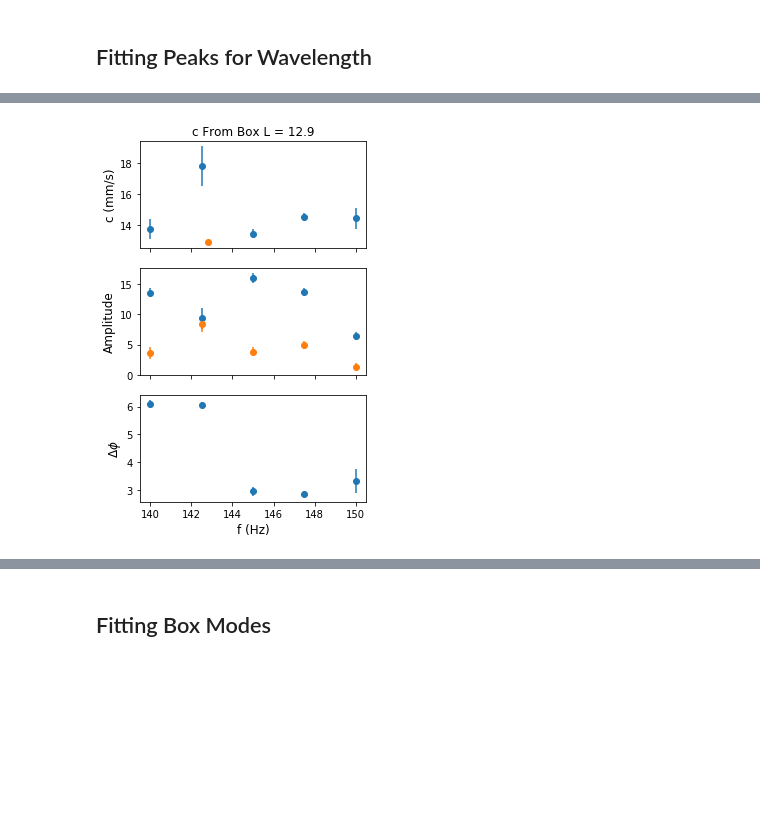
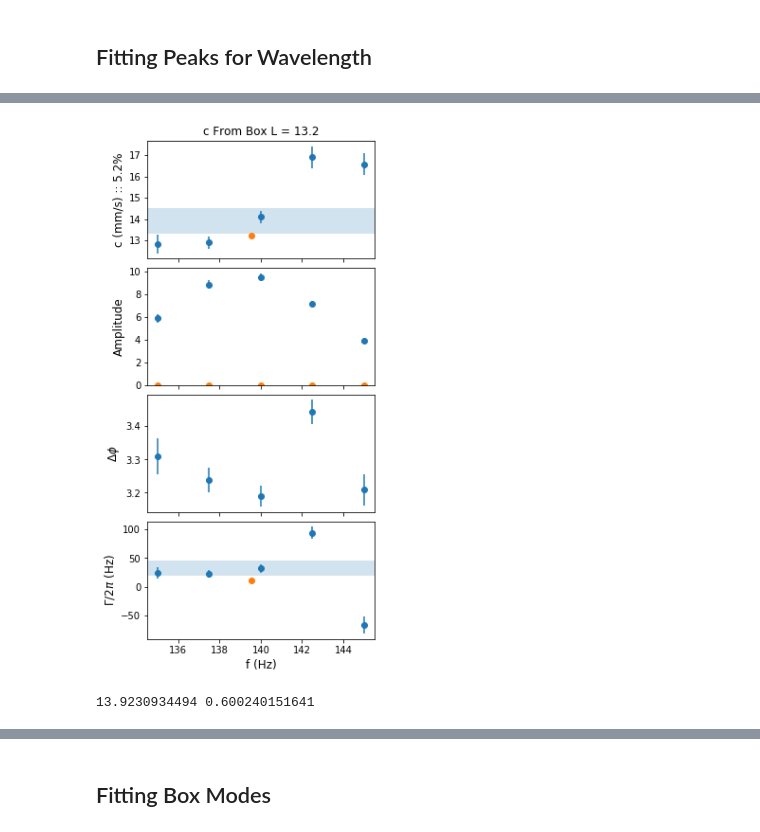
Before and after one commit to ranchop/QCalc, a Jupyter notebook: Box Shaking/Box Shaking Template - in progress - latest.ipynb, the cells around one changed output, grey strips where cells are left out. Drawn from its saved outputs; the diff is of its cells as text; code cells hidden in the pictures; blank space fills up the shorter version.

Commit message:
New Box Shaking

```diff
--- a/Box Shaking/Box Shaking Template - in progress - latest.ipynb
+++ b/Box Shaking/Box Shaking Template - in progress - latest.ipynb
@@ -41,6 +41,7 @@ Using the local database copy. Could be outdated!
 import_params = ['ExpansionTime','SideGreenEvap','WaitBox',
                'IREvap','HeatTime','ShakeWait', 'HeatCycles',
                'ShakingCycles', 'BoxShakeFreq','BoxShakeAmp','BoxShakeTime',
+               'ShakingCycles2', 'BoxShakeFreq2', 'BoxShakeTime2', 'BoxShakeAmp2',
                'SeqMode']
 
 default_settings = dict(
@@ -1023,7 +1047,7 @@ mode_fits = []
 for i,m in enumerate(mode_num):
     ki = np.argmin(np.abs(ft[1] - m))
     guess = dict(x0 = ref_freq_guess*m, gamma = gamma_guess[i], amp=1,)
-    c = tp.Curve(ft[0], ft[2][m,:]).trim(xlim=fit_lims.get(str(mode_num[i]), [-np.inf, np.inf]))
+    c = tp.Curve(ft[0], ft[2][m,:]).trim(xlim=fit_lims.get(mode_num[i], [-np.inf, np.inf]))
     cf = tp.curve_fit(tp.lorentzian, guess, *c.data, plot=False, info=False)
     mode_fits.append(cf)
 
@@ -1031,12 +1055,12 @@ if len(mode_num) == 1:
     ax = plt.subplots()[1]
     i, m = 0, mode_fits[0]
     m.plot_fiterrors(ax=ax)
-    ax.set(title=r'Mode {};   $\Gamma/2\pi$ = {:.2f} Hz'.format(mode_num[i], abs(m['gamma'])))
+    ax.set(title=r'{}:   $\omega/2\pi = {:.2f} Hz$;   $\Gamma/2\pi$ = {:.2f} Hz'.format(mode_num[i], m['x0'], abs(m['gamma'])))
 else:
     ax = plt.subplots(ncols=4, nrows=3, figsize=[15,9])[1].flatten()
     for i,m in enumerate(mode_fits):
         m.plot_fiterrors(ax=ax[i])
-        ax[i].set(title=r'Mode {};   $\Gamma/2\pi$ = {:.2f} Hz'.format(mode_num[i], abs(m['gamma'])))
+        ax[i].set(title=r'{} :: {:.1f} Hz;   $\Gamma/2\pi$={:.2f} Hz'.format(mode_num[i], m['x0'], abs(m['gamma'])))
 
 plt.tight_layout()
 if savefig.value: plt.savefig(suffix_ft + 'LorentzianFits.pdf')
@@ -1210,12 +1234,14 @@ if savefig.value:
 ## Fitting Peaks for Wavelength
 # %%
 # Determine where to fit sin
-freq_ = modes['f (Hz)'].values[0]
-gamma_ = modes['gamma (Hz)'].values[0]
+m = 2
+freq_ = modes.loc[m, 'f (Hz)']
+gamma_ = modes.loc[m, 'gamma (Hz)']
+wl_ = twopi / modes.loc[m, 'k (1/m)'] * 1e6
+amp_ = modes.loc[m, 'FT amplitude (%)']
+ka_ = modes.loc[m, 'gamma (1/s)'] / (2 * modes.loc[m, 'c (m/s)']) / 1e6
 _ = 0.5
 flims = [freq_ - gamma_*_, freq_ + gamma_*_]
 finds = np.argwhere((movie[0] >= flims[0]) & (movie[0] <= flims[1]))[:,0]
-
-
 fit_zlim = [-Lum*1e-6*0.45, Lum*1e-6*0.45]
 # %%
@@ -1281,45 +1335,70 @@ N = len(cfs)
 c, ce, f, _ = np.zeros(N), np.zeros(N), np.zeros(N), np.zeros(N)
 a1, a2, a1e, a2e = np.zeros(N), np.zeros(N), np.zeros(N), np.zeros(N)
 p1, p2, p1e, p2e = np.zeros(N), np.zeros(N), np.zeros(N), np.zeros(N)
+ka, kae, _, _ = np.zeros(N), np.zeros(N), np.zeros(N), np.zeros(N)
 for i in range(N):
     f[i] = movie[0][finds[i]]
     a1[i] = cfs[i].fv['amp']
-    a2[i] = cfs[i].fv['amp2']
+    a2[i] = cfs[i].fv.get('amp2', 0)
     a1e[i] = cfs[i].fe['amp']
-    a2e[i] = cfs[i].fe['amp2']
+    a2e[i] = cfs[i].fe.get('amp2', 0)
     p1[i] = cfs[i].fv['phase']
-    p2[i] = cfs[i].fv['phase2']
+    p2[i] = cfs[i].fv.get('phase2', 0)
     p1e[i] = cfs[i].fe['phase']
-    p2e[i] = cfs[i].fe['phase2']
+    p2e[i] = cfs[i].fe.get('phase2', 0)
     c[i] = cfs[i].fv['wl'] * f[i] * 1e-6
     ce[i] = cfs[i].fe['wl'] * f[i] * 1e-6
+    ka[i] = cfs[i].fv.get('kappa', 0)
+    kae[i] = cfs[i].fe.get('kappa', 0)
 a1, p1 = fix_amp_phase(a1, p1)
 a2, p2 = fix_amp_phase(a2, p2)
 dp = (p2-p1)%twopi
 dpe = np.sqrt(p1e**2 + p2e**2)
+ga = 2 * c * ka * (1e6/twopi)
+gae = np.sqrt((2*ce*ka)**2 + (2*c*kae)**2) * (1e6/twopi)
 
-# Closest c
+# Averaging c - scaling the errorbars with lorentzian
+c_mean = tp.curve_fit(lambda x, a0=0: x*0 + a0, [1,], f, c,
+             ce / tp.lorentzian(f, modes.loc[m, 'f (Hz)'], modes.loc[m, 'gamma (Hz)']))
+c_v, c_e = c_mean.fv[0]*1e3, c_mean.fe[0]*1e3
+dc = (c_v - modes.loc[m, 'c (m/s)']*1e3) / (modes.loc[m, 'c (m/s)']*1e3)
 
+ga_mean = tp.curve_fit(lambda x, a0=0: x*0 + a0, [1,], f, ga,
+             gae / tp.lorentzian(f, modes.loc[m, 'f (Hz)'], modes.loc[m, 'gamma (Hz)']))
+ga_v, ga_e = ga_mean.fv[0], ga_mean.fe[0]
+dga = (ga_v - modes.loc[m, 'gamma (Hz)']) / (modes.loc[m, 'gamma (Hz)'])
 
 # Plots
-fig, ax = plt.subplots(nrows=3, figsize=[4,6], sharex=True)
+fig, ax = plt.subplots(nrows=4, figsize=[4,8], sharex=True)
 plt.sca(ax[0])
 plt.errorbar(f, c*1e3, ce*1e3, fmt='o')
-plt.errorbar(modes['f (Hz)'].values[0],
-             modes['c (m/s)'].values[0]*1e3,
-             modes['c (m/s) error'].values[0]*1e3, fmt='o')
-plt.ylabel('c (mm/s)', fontsize=12)
-plt.title('c From Box L = {:.1f}'.format(modes['c (m/s)'].values[0]*1e3), fontsize=12)
+plt.errorbar(modes.loc[m, 'f (Hz)'],
+             modes.loc[m, 'c (m/s)']*1e3,
+             modes.loc[m, 'c (m/s) error']*1e3, fmt='o')
+plt.axhspan(c_v - c_e, c_v + c_e, alpha=0.2)
+plt.ylabel('c (mm/s) :: {:.1f}%'.format(dc*100), fontsize=12)
+plt.title('c From Box L = {:.1f}'.format(modes.loc[m, 'c (m/s)']*1e3), fontsize=12)
 plt.sca(ax[1])
 plt.errorbar(f, a1, a1e, fmt='o')
 plt.errorbar(f, a2, a2e, fmt='o')
 plt.ylabel('Amplitude', fontsize=12)
 plt.ylim([0, None])
 plt.sca(ax[2])
 plt.errorbar(f, dp, dpe, fmt='o')
-plt.xlabel('f (Hz)', fontsize=12)
 plt.ylabel('$\Delta \phi$', fontsize=12)
-plt.tight_layout()
-plt.savefig(suffix_ft + 'SinusoidalFits.pdf')
+plt.sca(ax[3])
+plt.errorbar(f, ga, gae, fmt='o')
+plt.errorbar(modes.loc[m, 'f (Hz)'],
+             modes.loc[m, 'gamma (Hz)'],
+             modes.loc[m, 'gamma (Hz) error'], fmt='o')
+plt.axhspan(ga_v - ga_e, ga_v + ga_e, alpha=0.2)
+plt.ylabel('$\Gamma / 2\pi$ (Hz)', fontsize=12)
+ax[-1].set_xlabel('f (Hz)', fontsize=12)
+plt.tight_layout(pad=0.01)
+plt.savefig(suffix_ft + 'SinusoidalFits_{}Mode.pdf'.format(m))
 # %% [output]
-[figure, old version]
+[figure, new version]
+# %%
+print(c_v, c_e)
+# %% [output]
+13.9230934494 0.600240151641
```
Also changed, not shown: parts of 33 cells of this notebook, 2 other files.
